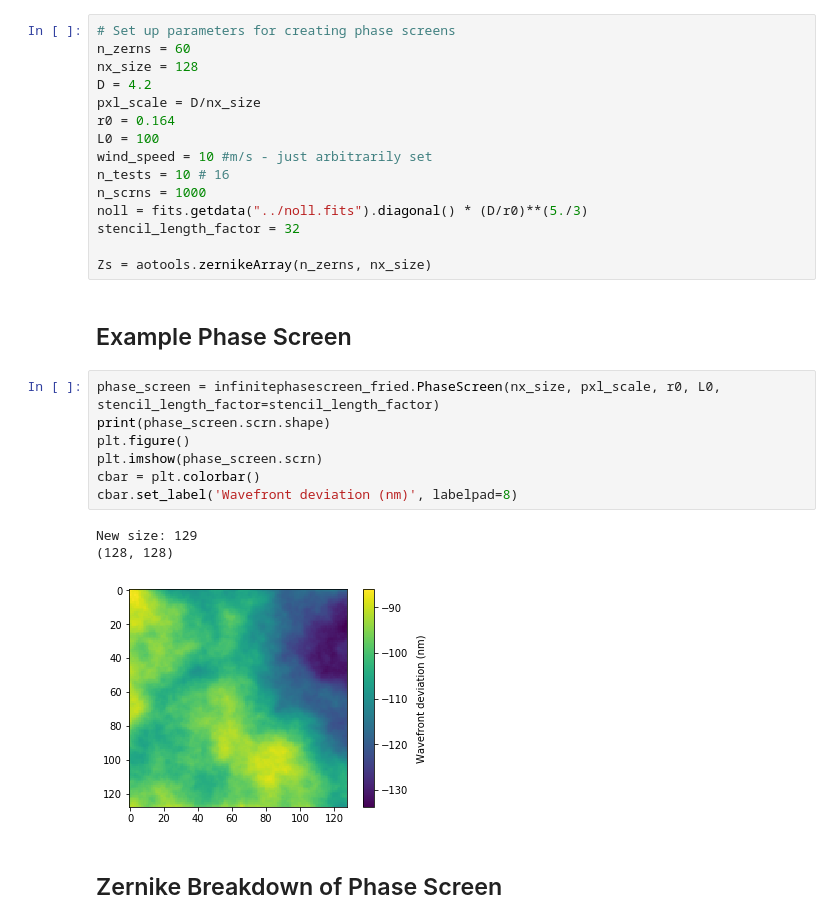
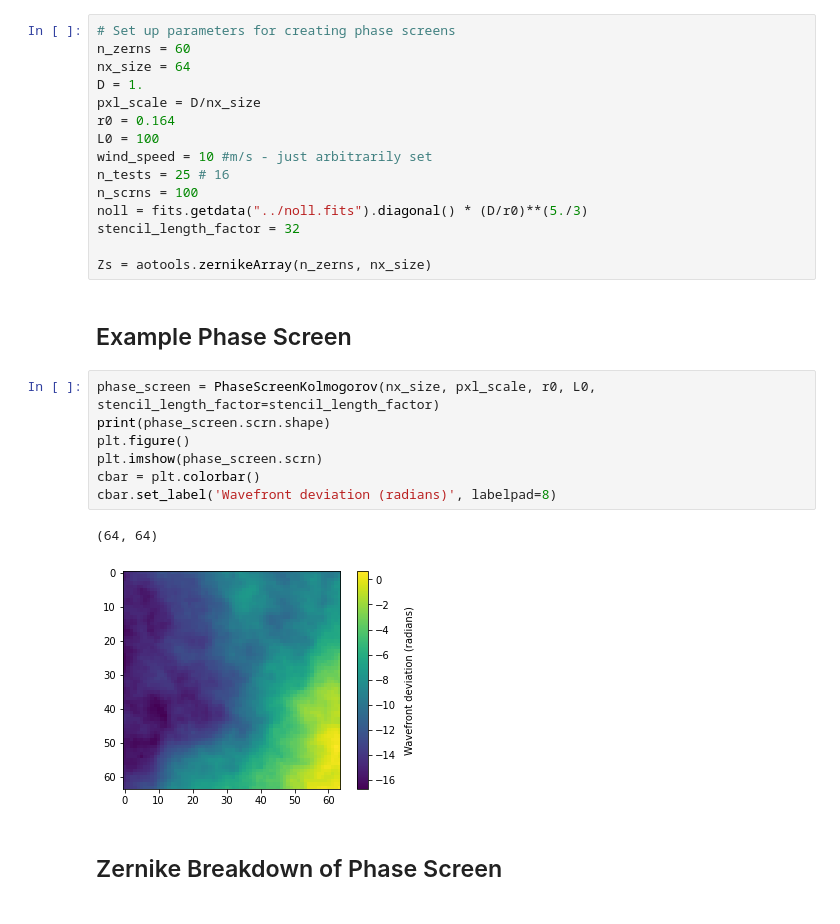
Before and after one commit to AOtools/aotools_tests, a Jupyter notebook: phase_screens/fried_infinate_phase_screens.ipynb, the cells around one changed output. Cells and saved outputs as stored; diff of their text form.

Commit message:
updated phase screens

```diff
--- a/phase_screens/fried_infinate_phase_screens.ipynb
+++ b/phase_screens/fried_infinate_phase_screens.ipynb
@@ -12,14 +12,14 @@ from aotools.turbulence import infinitephasescreen_fried
 # %%
 # Set up parameters for creating phase screens
 n_zerns = 60
-nx_size = 128
-D = 4.2
+nx_size = 64
+D = 1.
 pxl_scale = D/nx_size
 r0 = 0.164
 L0 = 100
 wind_speed = 10 #m/s - just arbitrarily set
-n_tests = 10 # 16
-n_scrns = 1000
+n_tests = 25 # 16
+n_scrns = 100
 noll = fits.getdata("../noll.fits").diagonal() * (D/r0)**(5./3)
 stencil_length_factor = 32
 
@@ -28,16 +28,15 @@ Zs = aotools.zernikeArray(n_zerns, nx_size)
 Example Phase Screen
 --------------------
 # %%
-phase_screen = infinitephasescreen_fried.PhaseScreen(nx_size, pxl_scale, r0, L0, stencil_length_factor=stencil_length_factor)
+phase_screen = PhaseScreenKolmogorov(nx_size, pxl_scale, r0, L0, stencil_length_factor=stencil_length_factor)
 print(phase_screen.scrn.shape)
 plt.figure()
 plt.imshow(phase_screen.scrn)
 cbar = plt.colorbar()
-cbar.set_label('Wavefront deviation (nm)', labelpad=8)
+cbar.set_label('Wavefront deviation (radians)', labelpad=8)
 # %% [output]
-New size: 129
-(128, 128)
+(64, 64)
-[figure, old version]
+[figure, new version]
 # %% [markdown]
 Zernike Breakdown of Phase Screen
 ---------------------------------
```
Also changed, not shown: parts of 5 cells of this notebook, 2 other files.
